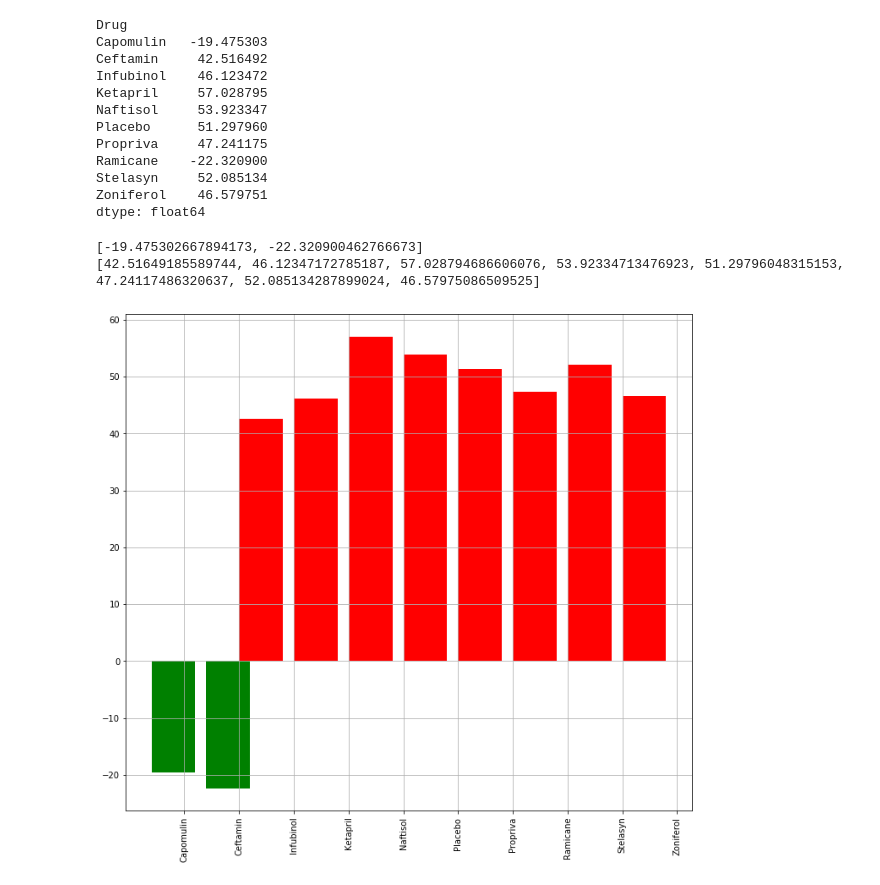
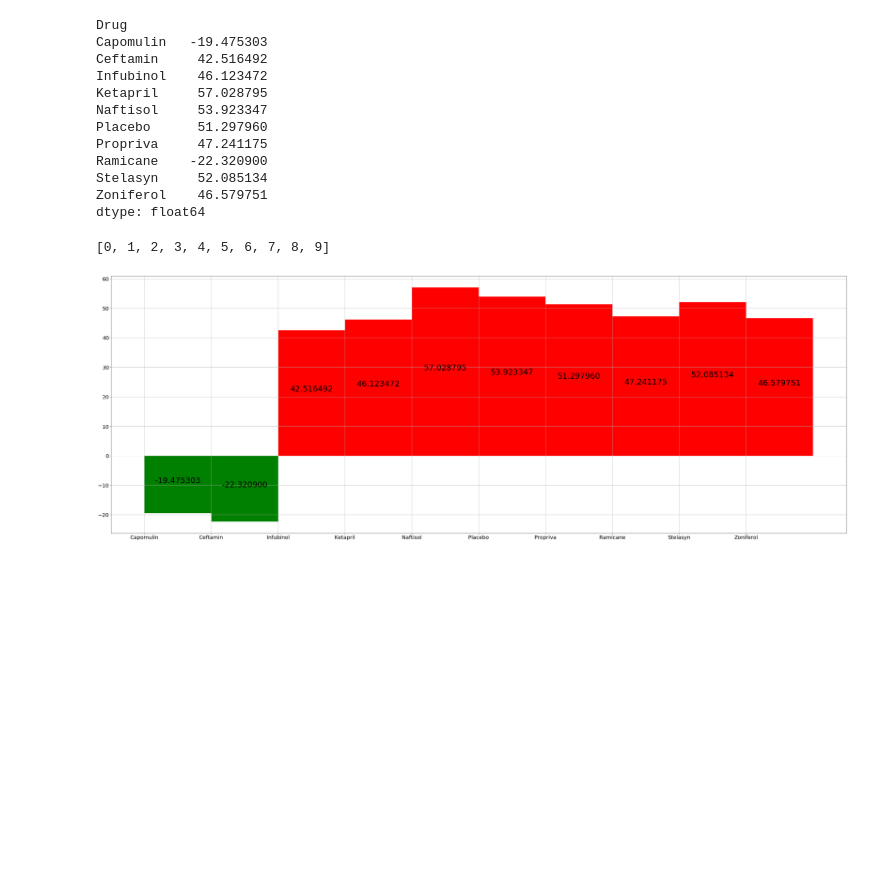
Before and after one commit to maheshdivan/matplotlib-challenge, a Jupyter notebook: Pymaceuticals/pymaceuticals_starter.ipynb, the cells around one changed output. Drawn from its saved outputs; the diff is of its cells as text; code cells hidden in the pictures; blank space fills up the shorter version.

Commit message:
Adjusted the final graph to match the look and feel

```diff
--- a/Pymaceuticals/pymaceuticals_starter.ipynb
+++ b/Pymaceuticals/pymaceuticals_starter.ipynb
@@ -447,49 +447,63 @@ val_pass_array=[]
 
 key_fail_array=[]
 key_pass_array=[]
 
 # Splice the data between passing and failing drugs
 
 for x in per_tuple:
     if x <0:
        val_pass_array.append(x)
     else:
        val_fail_array.append(x)
 
-print(val_pass_array)
-print(val_fail_array)
-
+#print(val_pass_array)
+#print(val_fail_array)
 
 # Orient widths. Add labels, tick marks, etc.
 
+fig, ax = plt.subplots(figsize=(50,20))
 
+x_axis = np.arange(len(percentage))
+tick_locations = [value for value in x_axis]
+mask1 = percentage.values<0
+mask2 = percentage.values>0
+
+rect1=ax.bar(percentage.index[mask1],percentage.values[mask1],color='g',alpha=1, align="edge",width=1)
+rect2=ax.bar(percentage.index[mask2],percentage.values[mask2],color='r',alpha=1,align="edge",width=1)
 # Use functions to label the percentages of changes
 
+def autolabel(rects):
+    """
+    Attach a text label above each bar displaying its height
+    """
+    for rect in rects:
+        height = rect.get_height()
+        ax.text(rect.get_x() + rect.get_width()/2., 0.5*height,
+                '%f' % float(height),
+        ha='center', va='bottom')
 
 # Call functions to implement the function calls
+autolabel(rect1)
+autolabel(rect2)
+
+# Save the Figure
+
+x_pos = [i for i, _ in enumerate(percentage.index)]
+
+print(x_pos)
+plt.rcParams.update({'font.size': 30})
 
 
-# Save the Figure
-fig, ax = plt.subplots(figsize=(12,12))
-
-x_axis = np.arange(len(percentage))
-tick_locations = [value+0.6 for value in x_axis]
-
-mask1 = percentage.values<0
-mask2 = percentage.values>0
-ax.bar(percentage.index[mask1],percentage.values[mask1],color='g',alpha=1, align="edge")
-ax.bar(percentage.index[mask2],percentage.values[mask2],color='r',alpha=1)
-plt.xticks(tick_locations, percentage.index, rotation="vertical")
+plt.xticks(tick_locations, percentage.index)
 plt.grid()
 
 plt.subplots_adjust(bottom=0.2)
 fig.savefig('test4png.png', dpi=100)
 
 # Show the Figure
 fig.show()
 # %% [output]
-[-19.475302667894173, -22.320900462766673]
-[42.51649185589744, 46.12347172785187, 57.028794686606076, 53.92334713476923, 51.29796048315153, 47.24117486320637, 52.085134287899024, 46.57975086509525]
+[0, 1, 2, 3, 4, 5, 6, 7, 8, 9]
-[figure, old version]
+[figure, new version]
 # %% [markdown]
 ![Metastatic Spread During Treatment](../Images/change.png)
```
Also changed, not shown: 1 other file.
